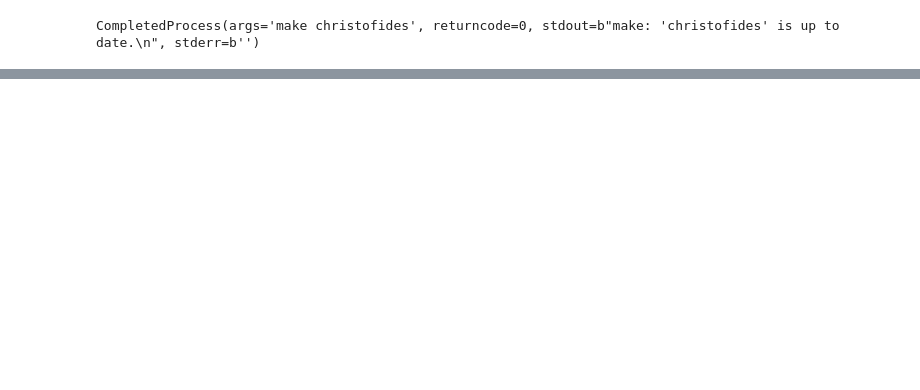
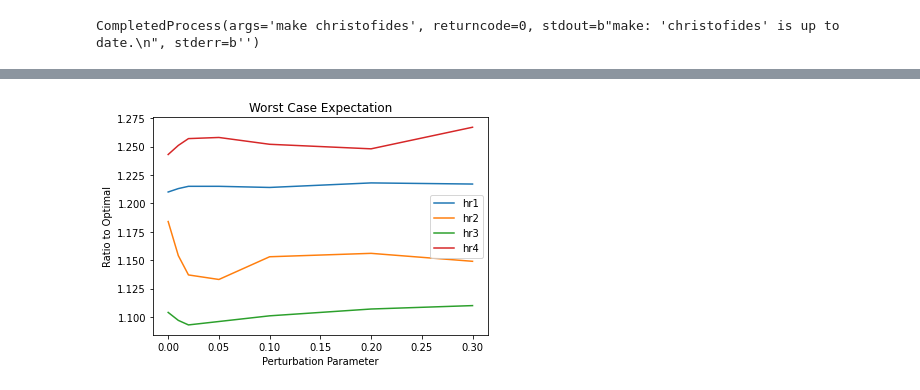
Before and after one commit to jaiteshp/CS6100-Christofides-ShortCutting-Heurisitcs, a Jupyter notebook: utils.ipynb, the cells around one changed output, grey strips where cells are left out. Cells and saved outputs as stored; diff of their text form; code cells hidden in the pictures; blank space fills up the shorter version.

```diff
--- a/utils.ipynb
+++ b/utils.ipynb
@@ -179,0 +263,12 @@ for t in range(len(allTables)):
+# %%
+x = eps
+for i in range(4):
+    y = np.max(h_ratios[i],0)
+    plt.plot(x,y)
+plt.title('Worst Case Expectation')
+plt.legend(['hr1', 'hr2', 'hr3', 'hr4'])
+plt.xlabel('Perturbation Parameter')
+plt.ylabel('Ratio to Optimal')
+plt.show()
+# %% [output]
+[figure, added]
```
Also changed, not shown: parts of 7 cells of this notebook.
